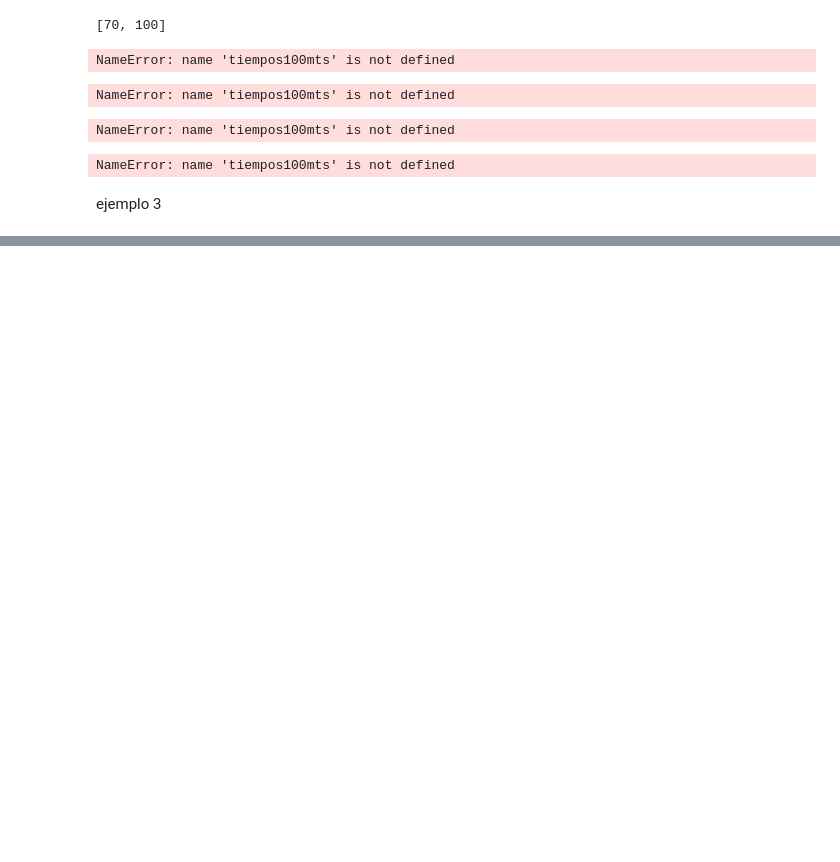
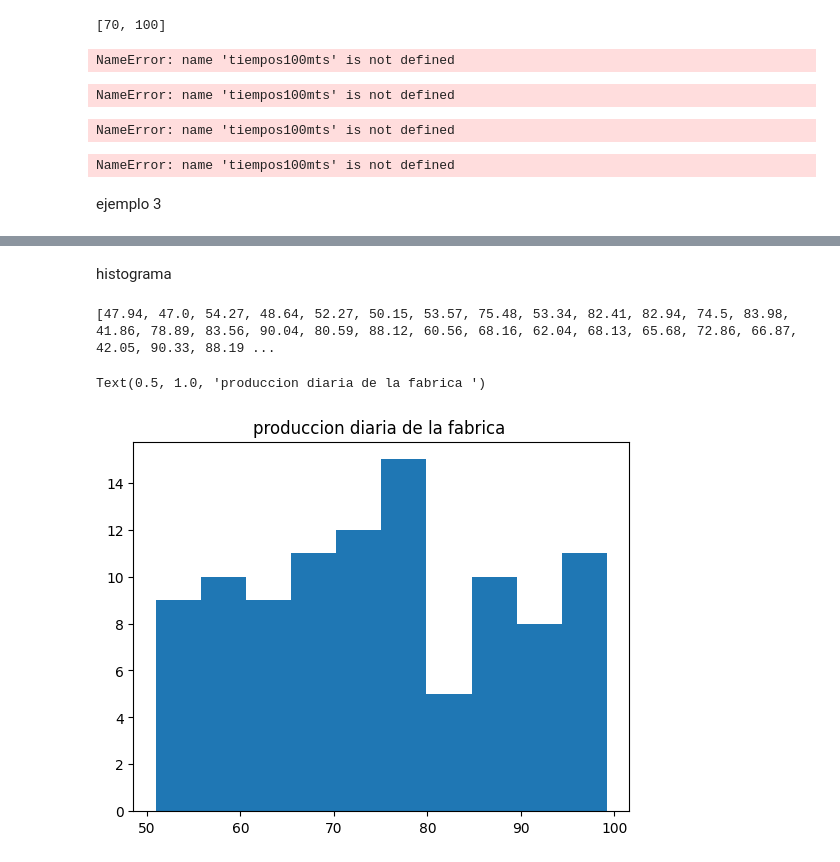
Before and after one commit to Edgar-Tinoco/probabilidad, a Jupyter notebook: practica1.ipynb, the cells around one changed output, grey strips where cells are left out. Drawn from its saved outputs; the diff is of its cells as text; code cells hidden in the pictures; blank space fills up the shorter version.

```diff
--- a/practica1.ipynb
+++ b/practica1.ipynb
@@ -87,0 +88,10 @@ NameError: name 'random' is not defined
+# %% [markdown]
+histograma
+# %%
+fabrica2 = []
+for i in range(100):
+  numero_aleatorio2 = round( random.uniform(40, 93), 2 )
+  fabrica2.append(numero_aleatorio2)
+print(fabrica2)
+# %% [output]
+[47.94, 47.0, 54.27, 48.64, 52.27, 50.15, 53.57, 75.48, 53.34, 82.41, 82.94, 74.5, 83.98, 41.86, 78.89, 83.56, 90.04, 80.59, 88.12, 60.56, 68.16, 62.04, 68.13, 65.68, 72.86, 66.87, 42.05, 90.33, 88.19 ...
@@ -87,0 +101,7 @@ NameError: name 'random' is not defined
+# %%
+import matplotlib.pyplot as plt
+plt.hist(fabrica1)
+plt.title("produccion diaria de la fabrica ")
+# %% [output]
+Text(0.5, 1.0, 'produccion diaria de la fabrica ')
+[figure, added]
```
Also changed, not shown: parts of 7 cells of this notebook.
